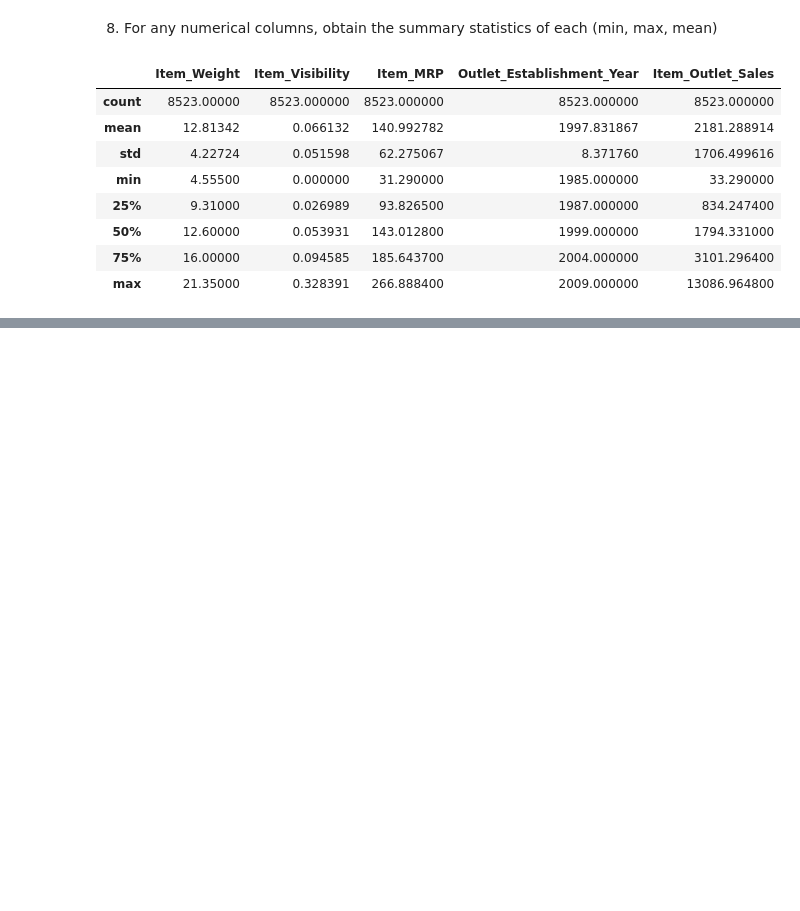
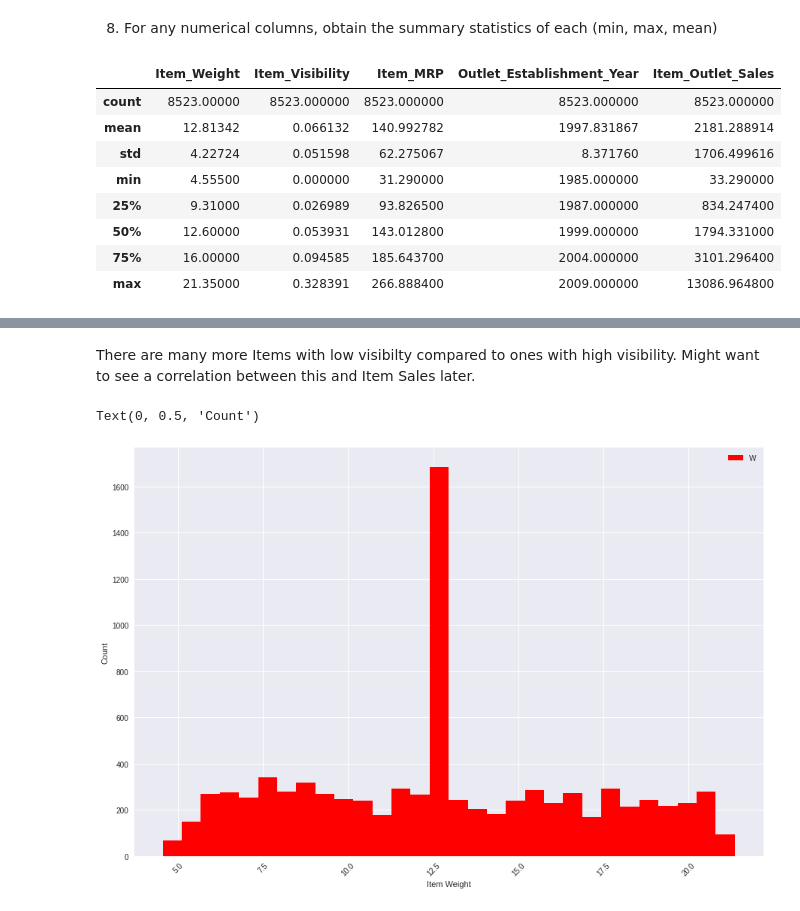
Before and after one commit to gatimo256/sales-predictions, a Jupyter notebook: Sales_Predictions.ipynb, the cells around one changed output, grey strips where cells are left out. Cells and saved outputs as stored; diff of their text form; code cells hidden in the pictures; blank space fills up the shorter version.

```diff
--- a/Sales_Predictions.ipynb
+++ b/Sales_Predictions.ipynb
@@ -352,0 +396,14 @@ df.describe()
+# %% [markdown]
+There are many more Items with low visibilty compared to ones with high visibility. Might want to see a correlation between this and Item Sales later.
+# %%
+#Histogram showing Item Weight Distribution
+plt.style.use('seaborn')
+plt.figure(figsize=(15, 10))
+df['Item_Weight'].hist(bins = 30, color='r');
+plt.xticks(rotation =45)
+plt.legend('Weight')
+plt.xlabel("Item Weight")
+plt.ylabel("Count")
+# %% [output]
+Text(0, 0.5, 'Count')
+[figure, added]
```
Also changed, not shown: parts of 26 cells of this notebook.
